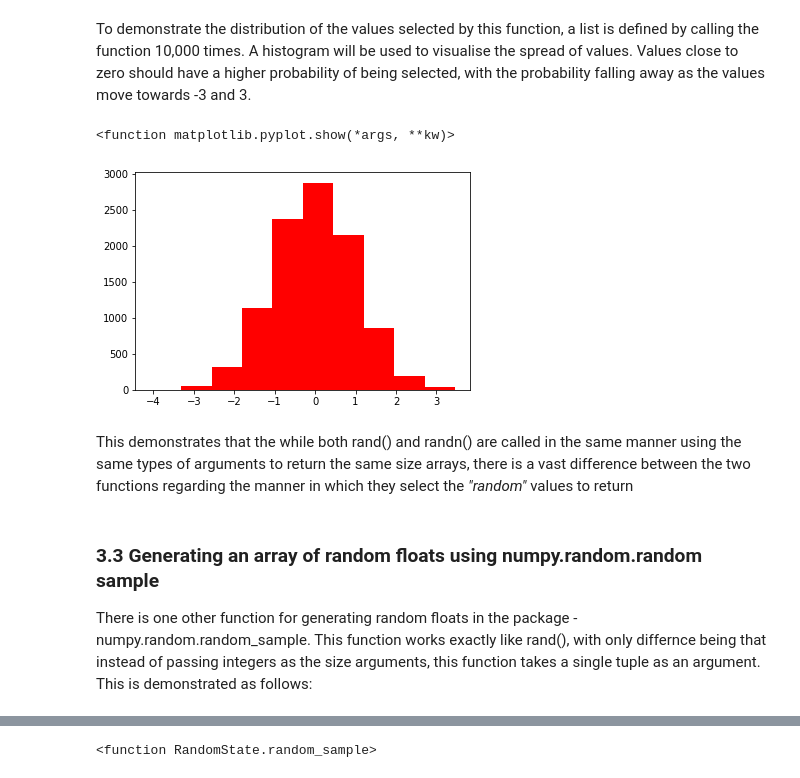
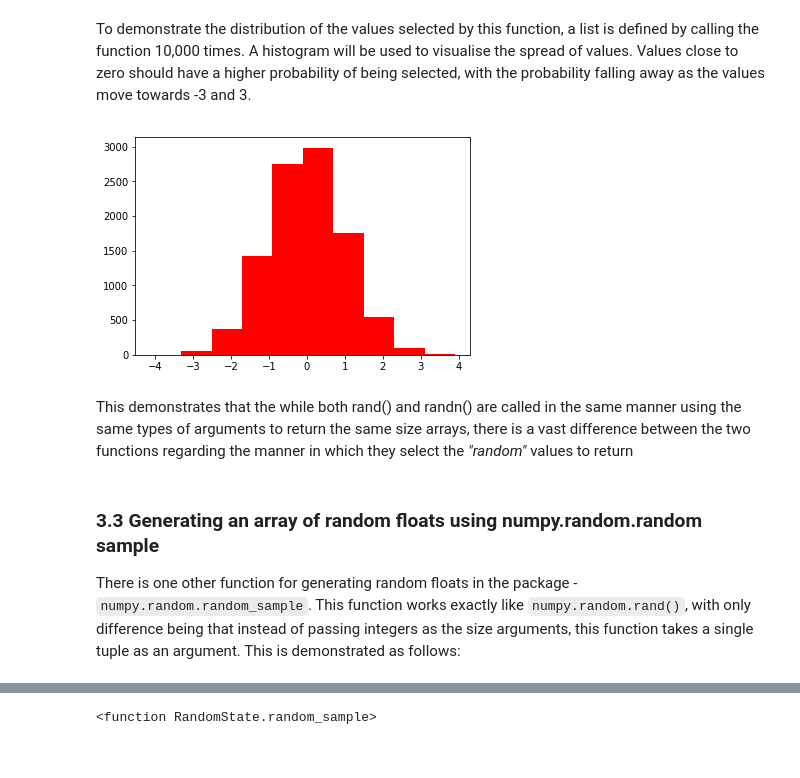
Before and after one commit to shkyler/gmit-pfda-exercises, a Jupyter notebook: numpyrandom.ipynb, the cells around one changed output, grey strips where cells are left out. Saved outputs shown, nothing was run; the diff lists cells and outputs as text; code cells hidden in the pictures.

```diff
--- a/numpyrandom.ipynb
+++ b/numpyrandom.ipynb
@@ -127,18 +127,17 @@ To demonstrate the distribution of the values selected by this function, a list
 # %%
 # Call the function 10,000 times and create a list of the values it returns
 b_dist = [np.random.randn() for i in range(10000)]
 # Plot a histogram to visulise the distribution
 plt.hist(b_dist, color="red")
-plt.show
+plt.show()
 # %% [output]
-<function matplotlib.pyplot.show(*args, **kw)>
-[figure, old version]
+[figure, new version]
 # %% [markdown]
 This demonstrates that the while both rand() and randn() are called in the same manner using the same types of arguments to return the same size arrays, there is a vast difference between the two functions regarding the manner in which they select the *"random"* values to return
 # %% [markdown]
 ### 3.3 Generating an array of random floats using numpy.random.random sample
 
-There is one other function for generating random floats in the package - numpy.random.random_sample. This function works exactly like rand(), with only differnce being that instead of passing integers as the size arguments, this function takes a single tuple as an argument. This is demonstrated as follows:
+There is one other function for generating random floats in the package - `numpy.random.random_sample`. This function works exactly like `numpy.random.rand()`, with only difference being that instead of passing integers as the size arguments, this function takes a single tuple as an argument. This is demonstrated as follows:
 # %%
 # Define the size tuple for a 4 x 2 array
 array_size = (4,2)
```
Also changed, not shown: parts of 37 cells of this notebook.
